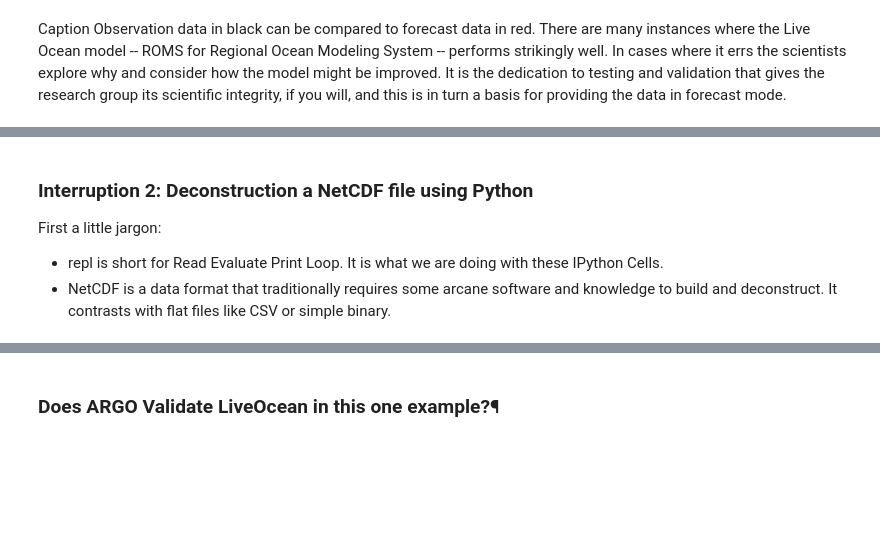
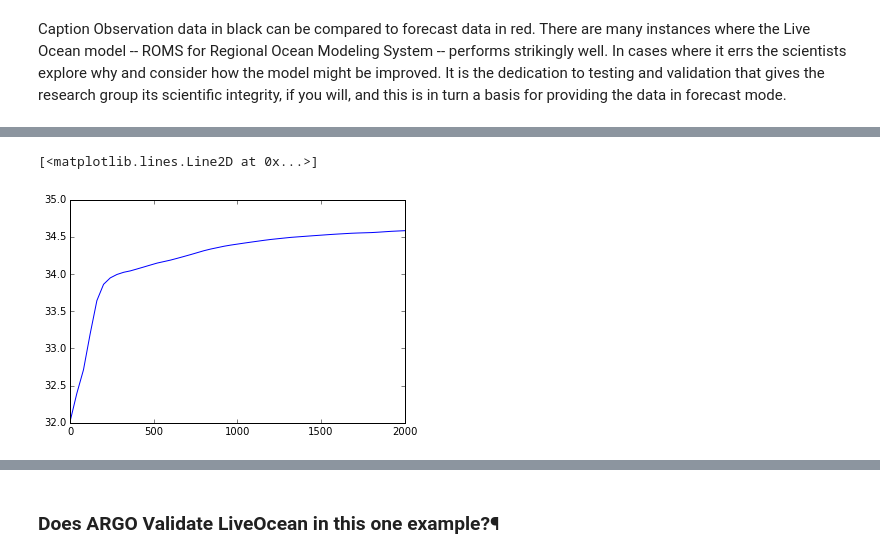
Before and after one commit to robfatland/percival, a Jupyter notebook: IPython Notebooks/Cloud Day Talk.ipynb, the cells around one changed output, grey strips where cells are left out. Saved outputs shown, nothing was run; the diff lists cells and outputs as text; code cells hidden in the pictures; blank space fills up the shorter version.

Commit message:
added sst data

```diff
--- a/IPython Notebooks/Cloud Day Talk.ipynb
+++ b/IPython Notebooks/Cloud Day Talk.ipynb
@@ -284,35 +337,31 @@ else:
 # %%
-# We move on now to the get-value api call: JSON format, contents are data (in this case salinity at 10 meters depth)
+# A series of get-value api calls illustrates both the value and the drawback of a simple API.
+#   The results as before come back in JSON format. Each is a sheet of data spanning the geographic
+#   region of interest. However the goal is to produce a vertical salinity profile at just one location
+#   on the map. We are asking for more data than we need; to change this would require changing the API.
+
+# The index of the array for the location of interest
 lonIndex = 10
 latIndex = 10
+
 myD = []
 myS = []
 signal = []
 
-for x in arange(0.0, 2001.0, 40.0):
+depthIntervalMeters = 40.0
+for x in arange(0.0, 2001.0, depthIntervalMeters):
     thisDepth = str(-x)
-    # print thisDepth
     requestcall = "get-value"
-    # data_args = {'date':'2015-06-02T06:00:00Z', 'depthMeters':'0.0','param':'salt'}
     data_args = {'date':'2015-06-02T06:00:00Z', 'depthMeters':thisDepth,'param':'salt'}
-    # print data_args
     apiReply = requests.get(urlparse.urljoin(liveoceanUrl, requestcall), params=data_args)
     jsonReply = apiReply.json()
-    data=jsonReply['data']
+    data = jsonReply['data']
+
+    # accumulate the depth and forecast salinity Lists
     myD.append(x)
     myS.append(data[10][10])
-    patch = []
-    for j in range(3,30):
-        for k in range (3,30):
-            patch.append(data[j][k])
-    print 'depth:', x, 'api reply:', apiReply.status_code, ', salinity patch stddev:', std(patch)
-    signal.append(std(patch))
 
-plot(myD, myS)
+plt.plot(myD, myS)
+# %% [output]
+[<matplotlib.lines.Line2D at 0x...>]
+[figure, added]
-# %% [markdown]
-### Interruption 2: Deconstruction a NetCDF file using Python
-
-First a little jargon:
-
-* repl is short for Read Evaluate Print Loop. It is what we are doing with these IPython Cells.
-* NetCDF is a data format that traditionally requires some arcane software and knowledge to build and deconstruct. It contrasts with flat files like CSV or simple binary.
```
Also changed, not shown: parts of 33 cells of this notebook, 5 other files.
